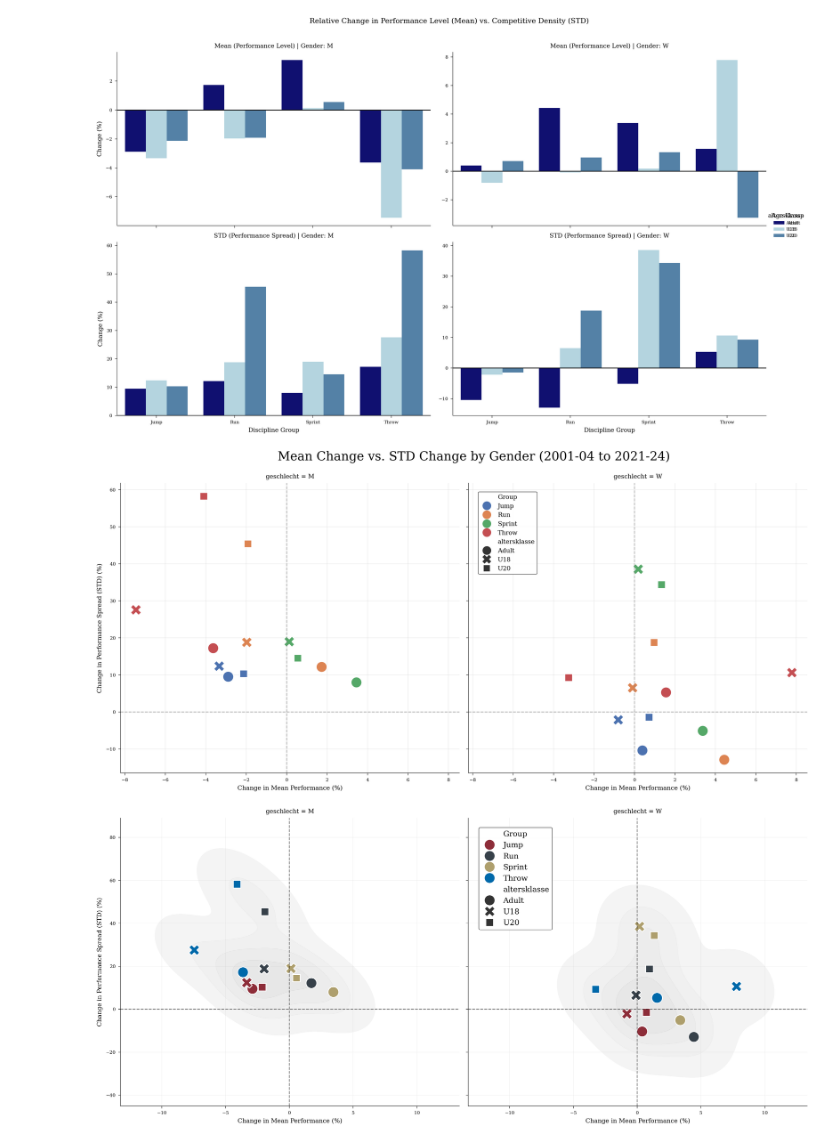
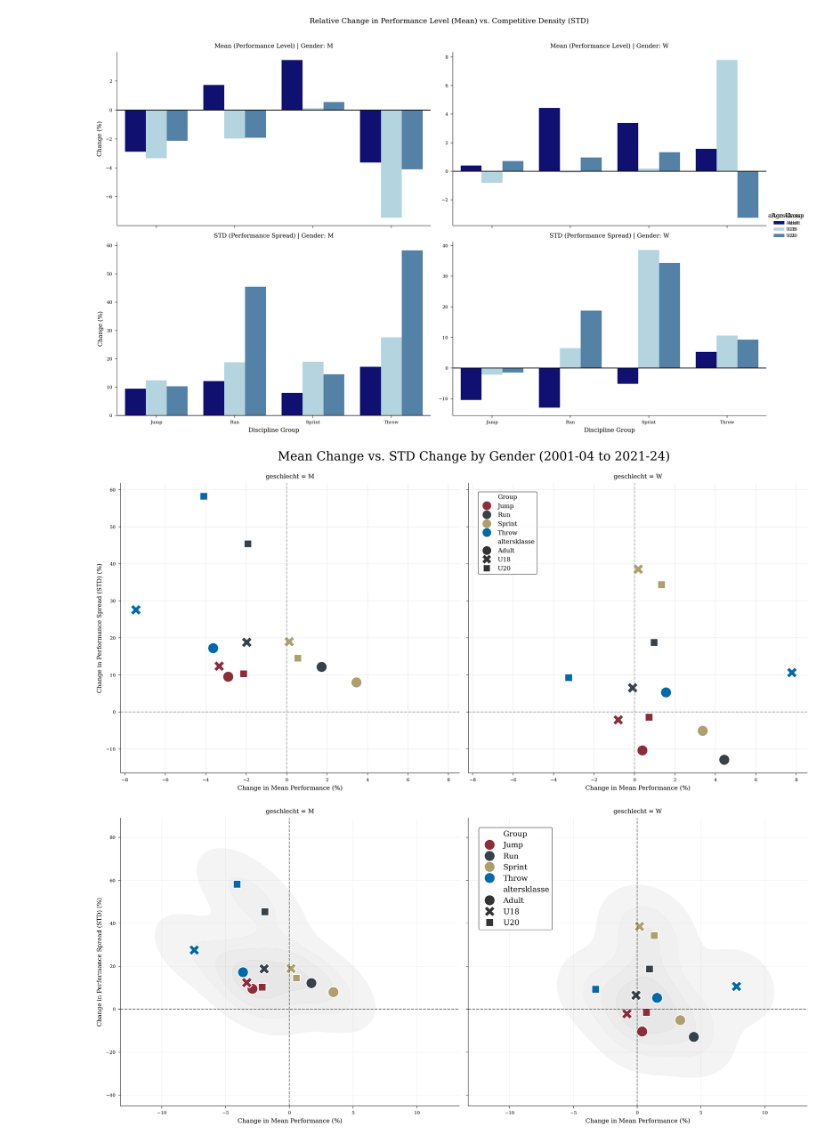
Before and after one commit to maxwernz/Data-Literacy, a Jupyter notebook: mattis/trendAnalysis/densityComparison.ipynb, the cells around one changed output. Saved outputs shown, nothing was run; the diff lists cells and outputs as text; code cells hidden in the pictures.

Commit message:
VErfeinerung der Plots, Aufteilung Funktionen

```diff
--- a/mattis/trendAnalysis/densityComparison.ipynb
+++ b/mattis/trendAnalysis/densityComparison.ipynb
@@ -274,40 +275,39 @@ g = sns.relplot(
     col='geschlecht',  # Erzeugt zwei Spalten (M/W)
     s=200,
     height=6, aspect=1.1,
-    palette="deep",
-    legend=True
+    legend=True,
 )
 
 handles = g._legend.legend_handles
 labels = [t.get_text() for t in g._legend.get_texts()]
 g._legend.remove() # Das Original am rechten Rand entfernen
 
 # 3. Legende manuell in den rechten Subplot setzen (g.axes[0, 1])
 ax_right = g.axes[0, 1]
 leg = ax_right.legend(
     handles=handles,
     labels=labels,
     loc='upper left',
     bbox_to_anchor=(0.02, 0.98),
     fontsize=8,
     frameon=True,
     framealpha=0.9,
     markerscale=0.8
 )
 
 # Referenzlinien (0-Achsen) für jeden Subplot hinzufügen
 for ax in g.axes.flat:
     ax.axhline(0, color='gray', linestyle='--', alpha=0.6)
     ax.axvline(0, color='gray', linestyle='--', alpha=0.6)
     ax.grid(True, alpha=0.3)
 
 # Titel und Beschriftung
 g.set_axis_labels('Change in Mean Performance (%)', 'Change in Performance Spread (STD) (%)')
 g.fig.suptitle('Mean Change vs. STD Change by Gender (2001-04 to 2021-24)', y=1.05, fontsize=16)
 
 plt.show()
 # %% [output]
-[figure, old version]
+[figure, new version]
 # %%
 
 # Create the FacetGrid for Gender
```
Also changed, not shown: parts of 9 cells of this notebook, 6 other files.
